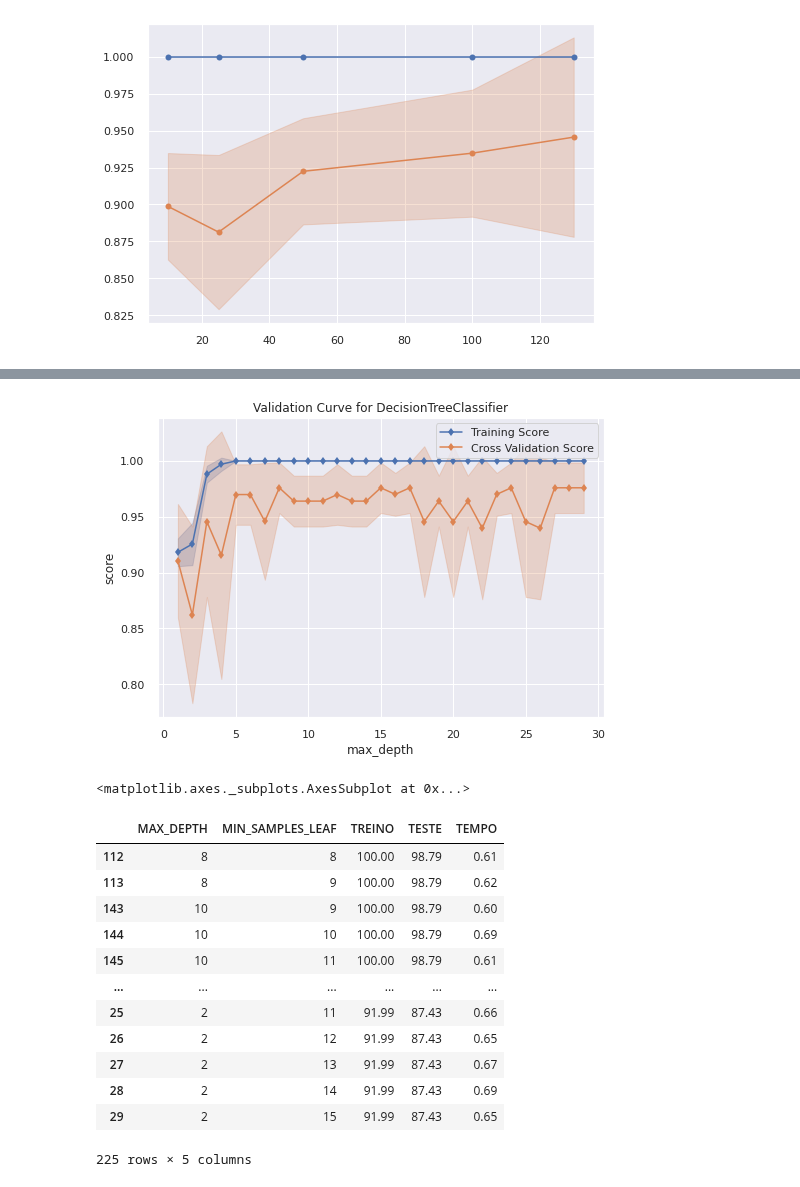
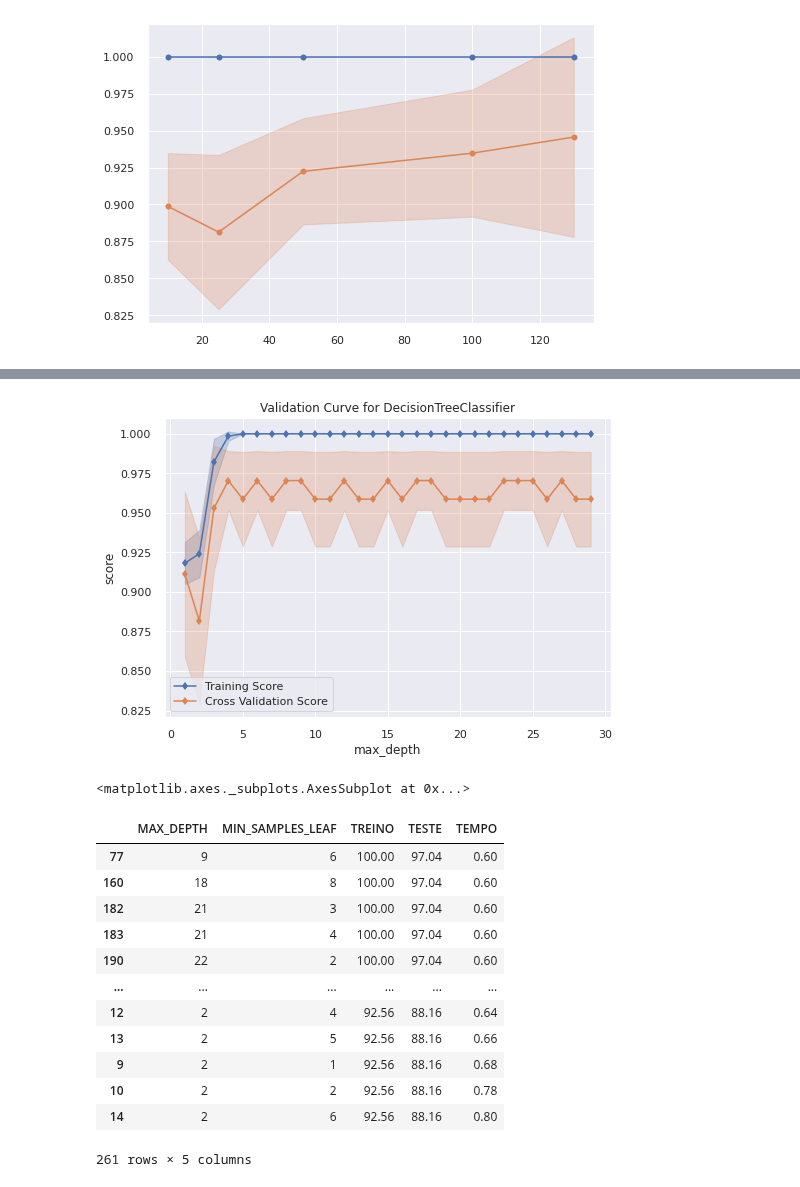
Before and after one commit to inf032/introducaoML, a Jupyter notebook: Farmaco_Otimizacao.ipynb, the cells around one changed output, grey strips where cells are left out. Cells and saved outputs as stored; diff of their text form; code cells hidden in the pictures.

```diff
--- a/Farmaco_Otimizacao.ipynb
+++ b/Farmaco_Otimizacao.ipynb
@@ -228,23 +231,25 @@ plt.legend(["Treino", "Teste"])
 # %%
 from yellowbrick.model_selection import ValidationCurve
 
+cv = KFold(n_splits = 5, shuffle=True, random_state=327)
+
 vc = ValidationCurve(DecisionTreeClassifier(), param_name='max_depth',
-                     param_range=np.arange(1, 30), cv=5)
+                     param_range=np.arange(1, 30), cv=cv)
 
 
 modelo = Pipeline(steps=[('step_one', col_transformer), ('ss',  StandardScaler()),
-                           ('imputer', ImputerWithMissingMark()), ('classificador', vc)])
+                          ('imputer', ImputerWithMissingMark()), ('classificador', vc)])
 
 modelo.fit(X_train, y_train)
 vc.show()
 # %% [output]
-[figure, old version]
+[figure, new version]
 <matplotlib.axes._subplots.AxesSubplot at 0x...>
 # %%
 scores=[]
-for max_depth in range(1, 16) :
-  for min_samples_leaf in range(1, 16) :
-    cv = KFold(n_splits = 10)
+for max_depth in range(1, 30) :
+  for min_samples_leaf in range(1, 10) :
+    cv = KFold(n_splits = 5, shuffle=True, random_state=327)
     model = DecisionTreeClassifier(max_depth=max_depth)
     modelo = Pipeline(steps=[('step_one', col_transformer), ('ss',  StandardScaler()),
                              ('imputer', ImputerWithMissingMark()), ('classificador', model)])
@@ -254,21 +259,21 @@ for max_depth in range(1, 16) :
 
 dfResultados = pd.DataFrame(scores, columns = ['MAX_DEPTH', 'MIN_SAMPLES_LEAF', 'TREINO', 'TESTE', 'TEMPO'])
 
-dfResultados.sort_values('TESTE', ascending=False)
+dfResultados.sort_values(['TESTE', 'TEMPO'], ascending=[False, True])
 # %% [output]
 |  | MAX_DEPTH | MIN_SAMPLES_LEAF | TREINO | TESTE | TEMPO |
-| 112 | 8 | 8 | 100.00 | 98.79 | 0.61 |
-| 113 | 8 | 9 | 100.00 | 98.79 | 0.62 |
-| 143 | 10 | 9 | 100.00 | 98.79 | 0.60 |
-| 144 | 10 | 10 | 100.00 | 98.79 | 0.69 |
-| 145 | 10 | 11 | 100.00 | 98.79 | 0.61 |
+| 77 | 9 | 6 | 100.00 | 97.04 | 0.60 |
+| 160 | 18 | 8 | 100.00 | 97.04 | 0.60 |
+| 182 | 21 | 3 | 100.00 | 97.04 | 0.60 |
+| 183 | 21 | 4 | 100.00 | 97.04 | 0.60 |
+| 190 | 22 | 2 | 100.00 | 97.04 | 0.60 |
 | ... | ... | ... | ... | ... | ... |
-| 25 | 2 | 11 | 91.99 | 87.43 | 0.66 |
-| 26 | 2 | 12 | 91.99 | 87.43 | 0.65 |
-| 27 | 2 | 13 | 91.99 | 87.43 | 0.67 |
-| 28 | 2 | 14 | 91.99 | 87.43 | 0.69 |
-| 29 | 2 | 15 | 91.99 | 87.43 | 0.65 |
+| 12 | 2 | 4 | 92.56 | 88.16 | 0.64 |
+| 13 | 2 | 5 | 92.56 | 88.16 | 0.66 |
+| 9 | 2 | 1 | 92.56 | 88.16 | 0.68 |
+| 10 | 2 | 2 | 92.56 | 88.16 | 0.78 |
+| 14 | 2 | 6 | 92.56 | 88.16 | 0.80 |
-225 rows × 5 columns
+261 rows × 5 columns
 # %%
 corr = dfResultados[['MAX_DEPTH',	'MIN_SAMPLES_LEAF', 'TESTE', 'TREINO']].corr()
 corr
```
Also changed, not shown: parts of 9 cells of this notebook.
